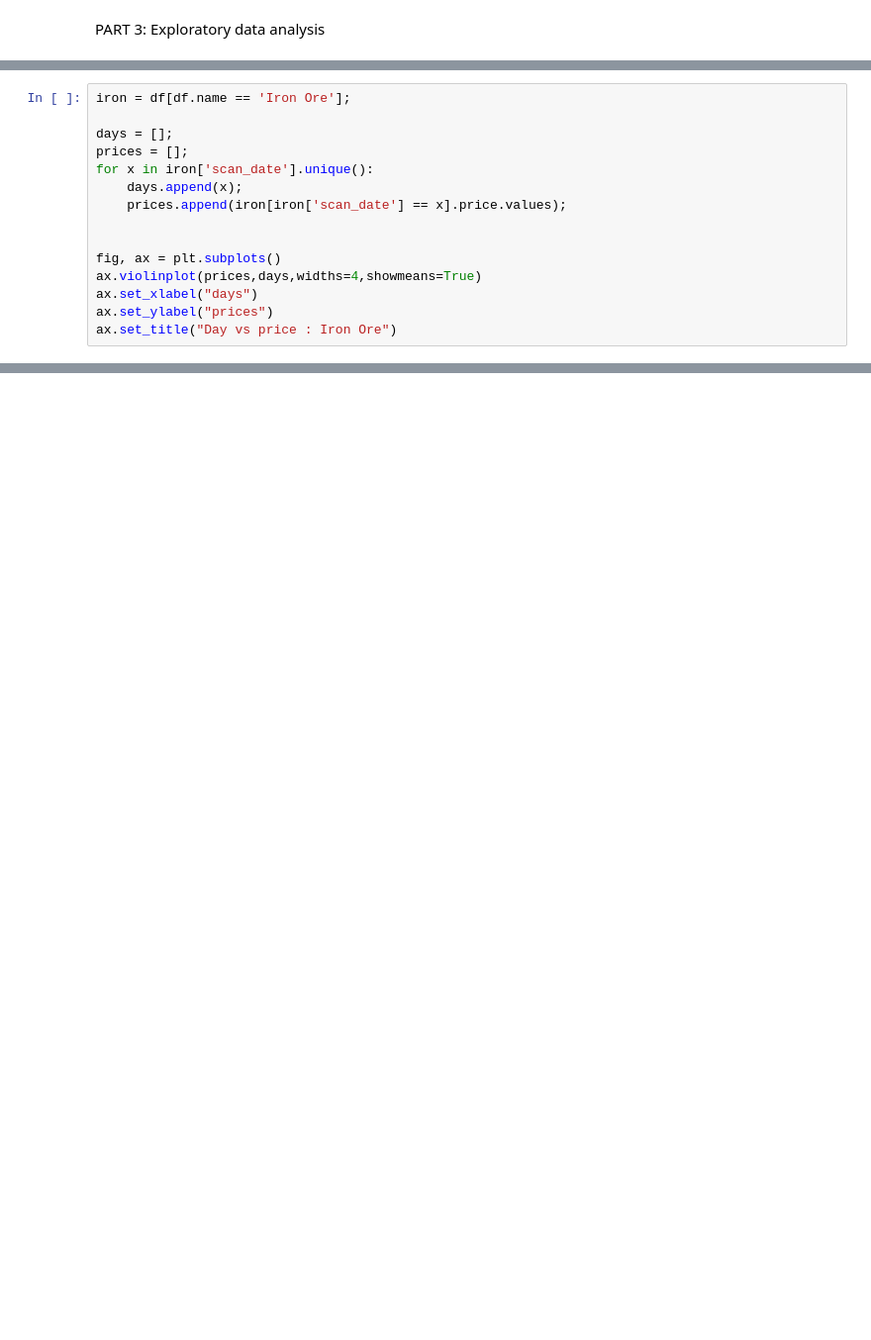
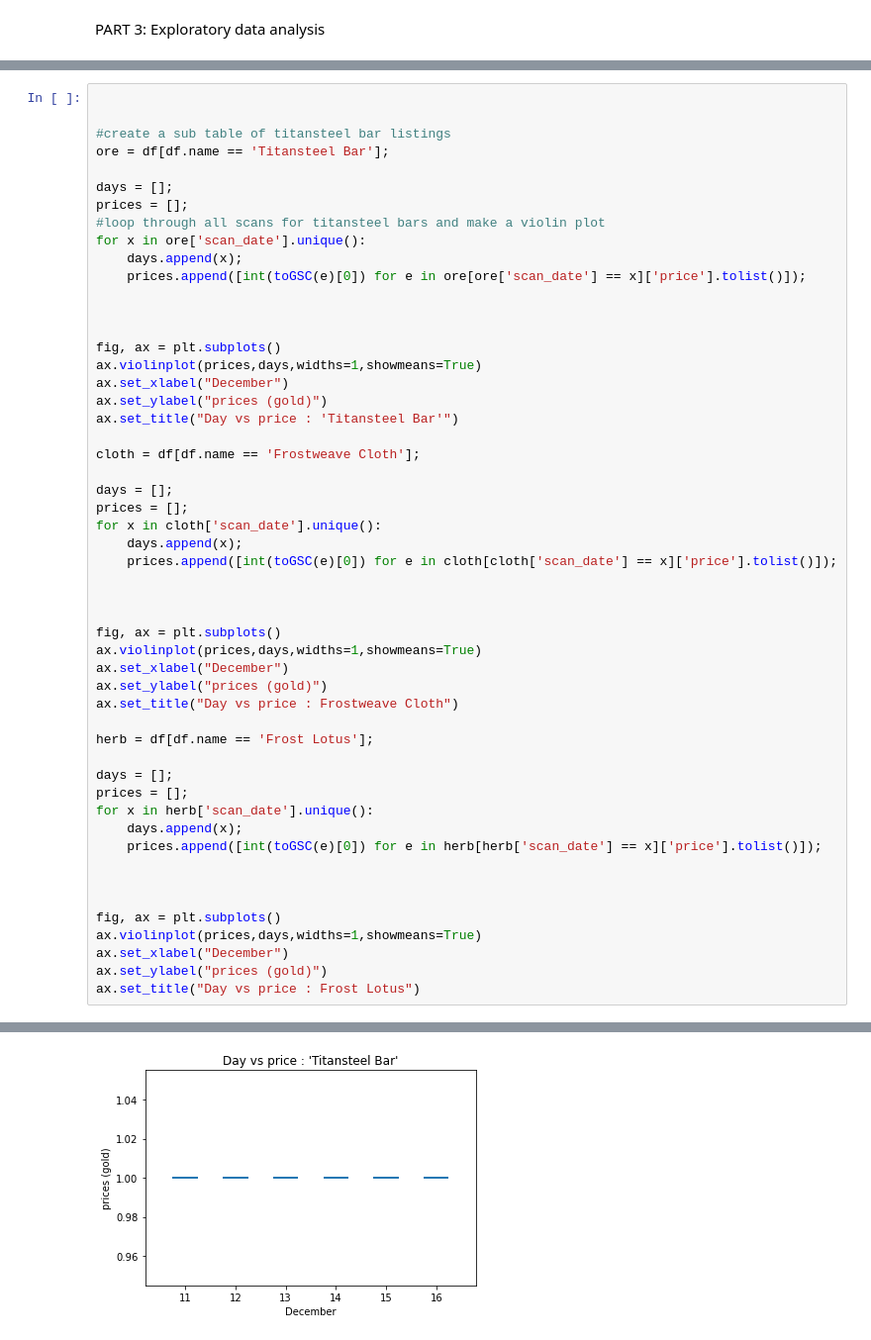
Before and after one commit to Lewted/Lewted.github.io, a Jupyter notebook: LewAH.ipynb, the cells around one changed output, grey strips where cells are left out. Shown: that part at 99% size. Cells and saved outputs as stored; diff of their text form; blank space fills up the shorter version.

```diff
--- a/LewAH.ipynb
+++ b/LewAH.ipynb
@@ -258,15 +283,0 @@ AttributeError: 'DataFrame' object has no attribute 'price'
-# %%
-iron = df[df.name == 'Iron Ore'];
-
-days = [];
-prices = [];
-for x in iron['scan_date'].unique():
-    days.append(x);
-    prices.append(iron[iron['scan_date'] == x].price.values);
-
-
-fig, ax = plt.subplots()
-ax.violinplot(prices,days,widths=4,showmeans=True)
-ax.set_xlabel("days")
-ax.set_ylabel("prices")
-ax.set_title("Day vs price : Iron Ore")
@@ -272,0 +286,53 @@ ax.set_title("Day vs price : Iron Ore")
+# %%
+
+
+#create a sub table of titansteel bar listings
+ore = df[df.name == 'Titansteel Bar'];
+
+days = [];
+prices = [];
+#loop through all scans for titansteel bars and make a violin plot
+for x in ore['scan_date'].unique():
+    days.append(x);
+    prices.append([int(toGSC(e)[0]) for e in ore[ore['scan_date'] == x]['price'].tolist()]);
+
+
+
+fig, ax = plt.subplots()
+ax.violinplot(prices,days,widths=1,showmeans=True)
+ax.set_xlabel("December")
+ax.set_ylabel("prices (gold)")
+ax.set_title("Day vs price : 'Titansteel Bar'")
+
+cloth = df[df.name == 'Frostweave Cloth'];
+
+days = [];
+prices = [];
+for x in cloth['scan_date'].unique():
+    days.append(x);
+    prices.append([int(toGSC(e)[0]) for e in cloth[cloth['scan_date'] == x]['price'].tolist()]);
+
+
+
+fig, ax = plt.subplots()
+ax.violinplot(prices,days,widths=1,showmeans=True)
+ax.set_xlabel("December")
+ax.set_ylabel("prices (gold)")
+ax.set_title("Day vs price : Frostweave Cloth")
+
+herb = df[df.name == 'Frost Lotus'];
+
+days = [];
+prices = [];
+for x in herb['scan_date'].unique():
+    days.append(x);
+    prices.append([int(toGSC(e)[0]) for e in herb[herb['scan_date'] == x]['price'].tolist()]);
+
+
+
+fig, ax = plt.subplots()
+ax.violinplot(prices,days,widths=1,showmeans=True)
+ax.set_xlabel("December")
+ax.set_ylabel("prices (gold)")
+ax.set_title("Day vs price : Frost Lotus")
+# %% [output]
@@ -272,0 +340 @@ ax.set_title("Day vs price : Iron Ore")
+[figure, added]
```
Also changed, not shown: parts of 9 cells of this notebook.
